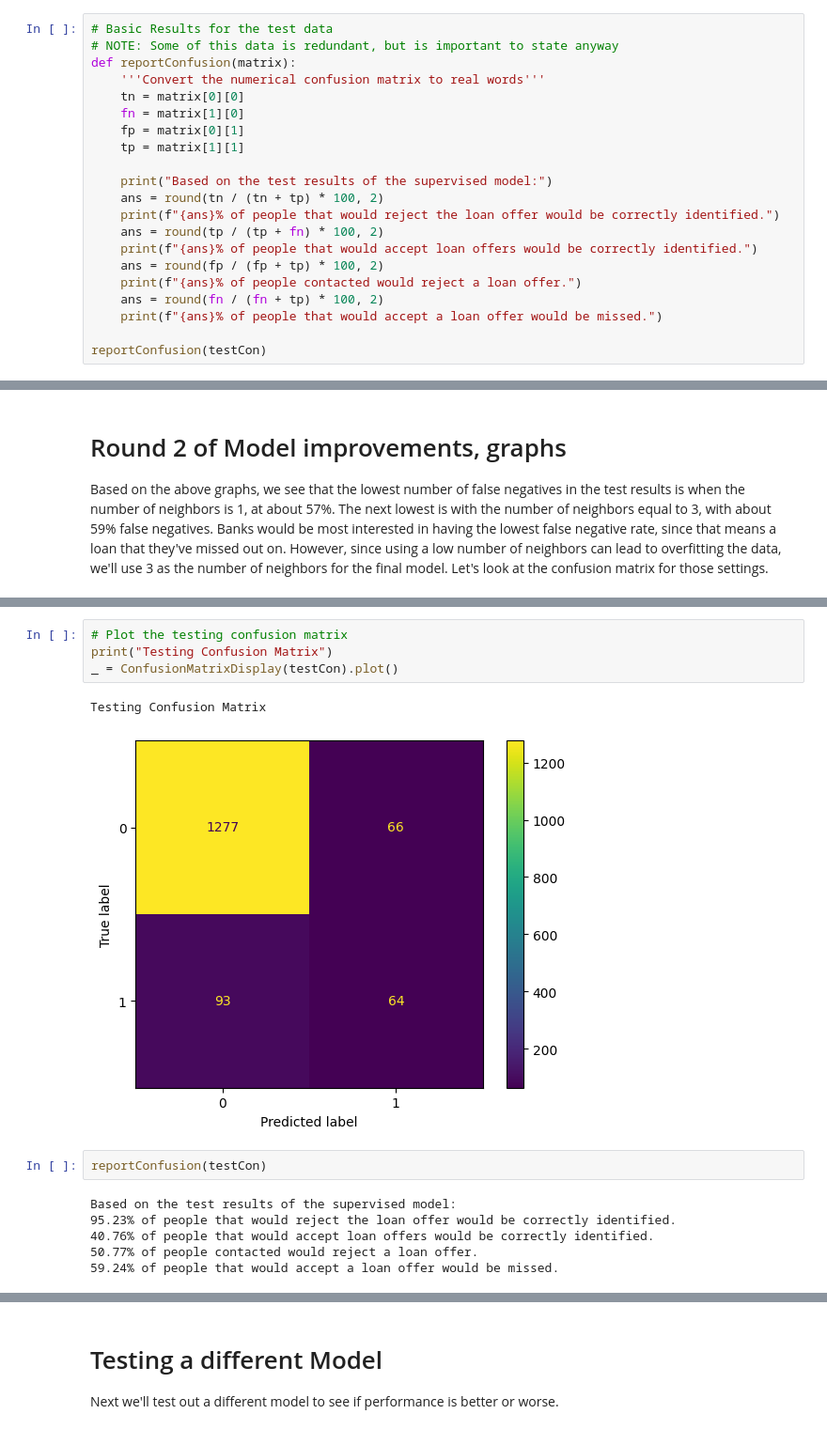
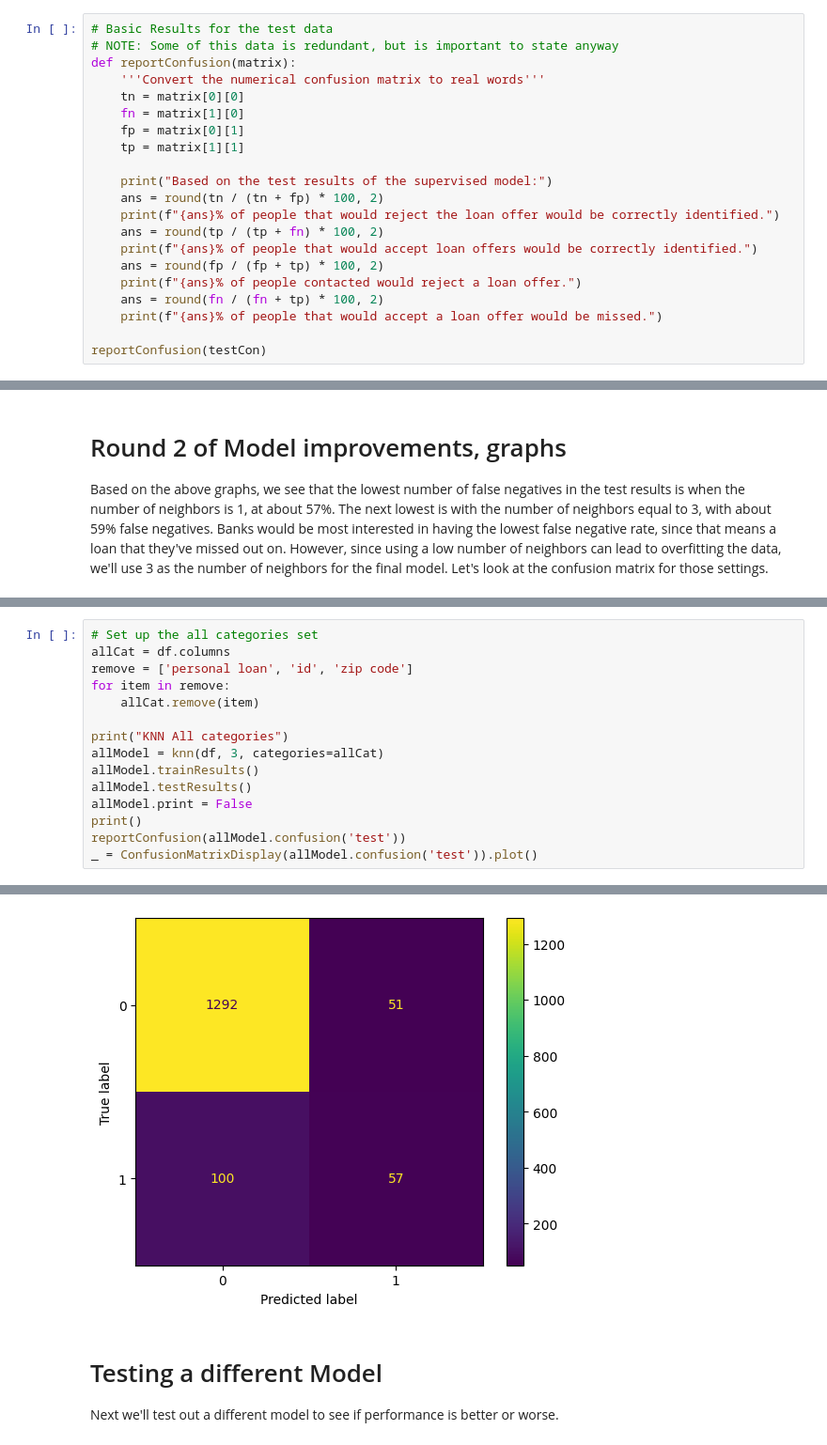
Before and after one commit to nsxydis/Supervised-Final, a Jupyter notebook: Final Project.ipynb, the cells around one changed output, grey strips where cells are left out. Shown at 94% size. Saved outputs shown, nothing was run; the diff lists cells and outputs as text.

```diff
--- a/Final Project.ipynb
+++ b/Final Project.ipynb
@@ -471,7 +471,7 @@ def reportConfusion(matrix):
     tp = matrix[1][1]
 
     print("Based on the test results of the supervised model:")
-    ans = round(tn / (tn + tp) * 100, 2)
+    ans = round(tn / (tn + fp) * 100, 2)
     print(f"{ans}% of people that would reject the loan offer would be correctly identified.")
     ans = round(tp / (tp + fn) * 100, 2)
     print(f"{ans}% of people that would accept loan offers would be correctly identified.")
@@ -573,15 +577,16 @@ Training Confusion Matrix
-# %%
-# Plot the testing confusion matrix
-print("Testing Confusion Matrix")
-_ = ConfusionMatrixDisplay(testCon).plot()
-# %% [output]
-Testing Confusion Matrix
-[figure, removed]
-# %%
-reportConfusion(testCon)
-# %% [output]
-Based on the test results of the supervised model:
-95.23% of people that would reject the loan offer would be correctly identified.
-40.76% of people that would accept loan offers would be correctly identified.
-50.77% of people contacted would reject a loan offer.
-59.24% of people that would accept a loan offer would be missed.
+# %%
+# Set up the all categories set
+allCat = df.columns
+remove = ['personal loan', 'id', 'zip code']
+for item in remove:
+    allCat.remove(item)
+
+print("KNN All categories")
+allModel = knn(df, 3, categories=allCat)
+allModel.trainResults()
+allModel.testResults()
+allModel.print = False
+print()
+reportConfusion(allModel.confusion('test'))
+_ = ConfusionMatrixDisplay(allModel.confusion('test')).plot()
+# %% [output]
@@ -588,3 +602,4 @@ Based on the test results of the supervised model:
+[figure, added]
 # %% [markdown]
 # Testing a different Model
 Next we'll test out a different model to see if performance is better or worse.
```
Also changed, not shown: parts of 16 cells of this notebook.
